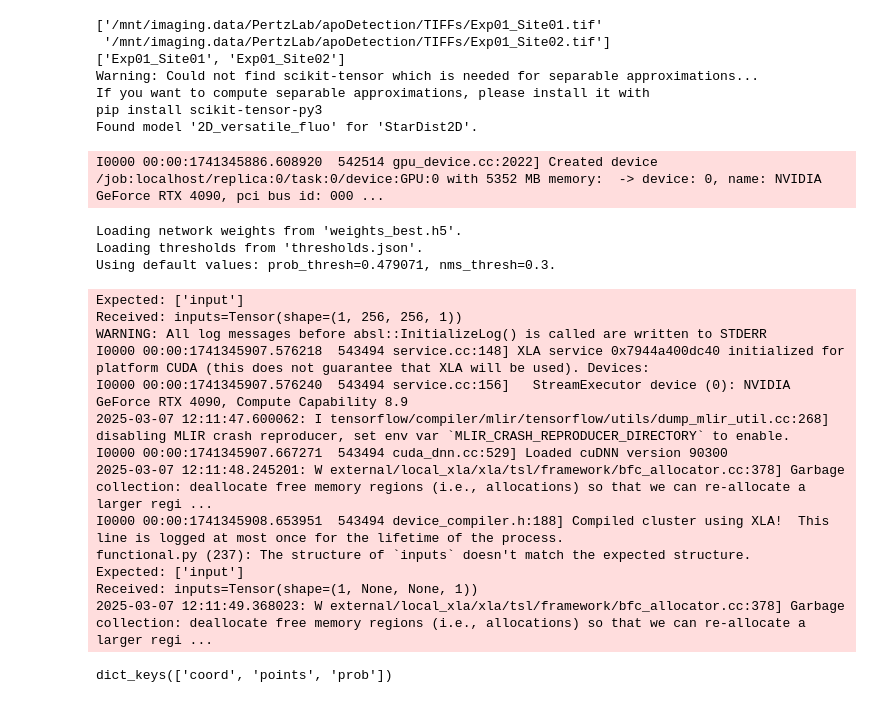
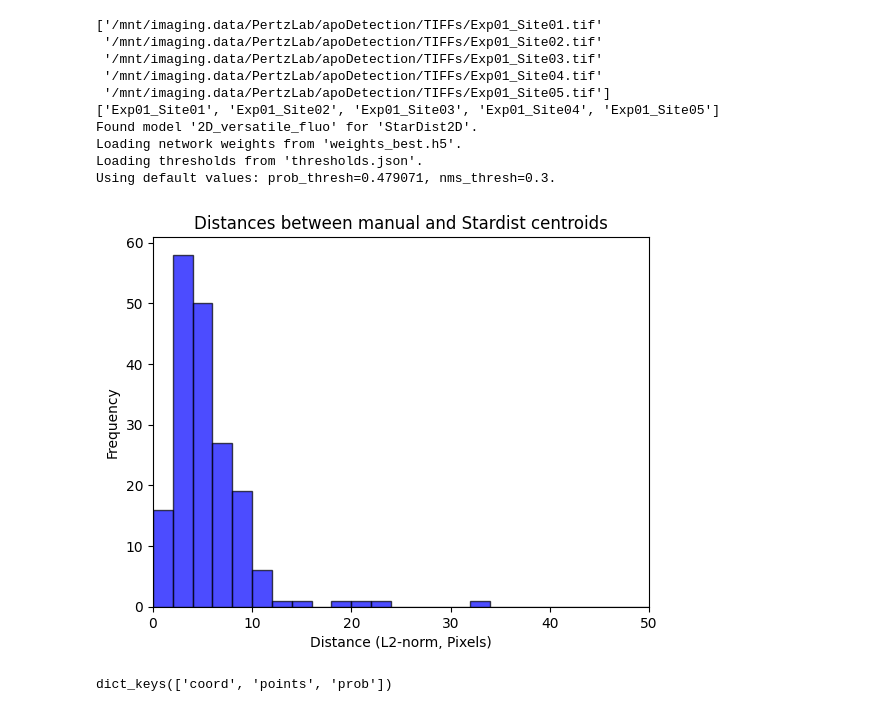
Before and after one commit to nezba00/apoDet, a Jupyter notebook: scripts/crop_cells.ipynb, the cells around one changed output. Cells and saved outputs as stored; diff of their text form; code cells hidden in the pictures.

Commit message:
Improves comments and histogram with distances

```diff
--- a/scripts/crop_cells.ipynb
+++ b/scripts/crop_cells.ipynb
@@ -96,20 +102,19 @@ def get_image_paths(directory):
 #    filemode='a'
 #)
 
+# Collect image paths in IMG_DIR
 image_paths = []
 image_paths = get_image_paths(os.path.join(IMG_DIR))
 
 ### TODO remove :2 here, was only for testing
-image_paths = np.array(image_paths).flatten()[:2]
+image_paths = np.array(image_paths).flatten()[:5]
 filenames = [os.path.splitext(os.path.basename(path))[0] for path in image_paths]
 
-print(image_paths)
-print(filenames)
+#print(image_paths)
+#print(filenames)
 axis_norm = (0,1)
 
-USE_GPU = True
-
-# Set up GT_mask prediction
+# Set up GT_mask prediction with stardist
 if USE_GPU:
     import gputools
     from csbdeep.utils.tf import limit_gpu_memory
@@ -117,10 +122,6 @@ if USE_GPU:
 
 model = StarDist2D.from_pretrained("2D_versatile_fluo")    # Load standard model to create GT
 
-MIN_NUC_SIZE = 200
-MASK_DIR = '../data/apo_masks'
-CSV_DIR = '../data/apo_match_csv'
-DF_DIR = '../data/summary_dfs'
 
 # Create directories for saving if they do not exist
 if not os.path.exists(CSV_DIR):
@@ -130,12 +131,13 @@ if not os.path.exists(MASK_DIR):
 if not os.path.exists(DF_DIR):
             os.makedirs(DF_DIR)
 
+# Initialize list to collect distances between stardist and manual annotations
 dist_paolo_stardist = []
 
 # Loop over all files in target directory
 for path, filename in zip(image_paths, filenames):
     # Load and normalize image stack
-    h2b_imgs = load_image_stack(path)#[:,0,:,:]
+    h2b_imgs = load_image_stack(path) #[::step_size,:,:]
     h2b_imgs_normal = np.asarray([normalize(img,1,99.8,axis=axis_norm) for img in h2b_imgs])
 
     # Predict labels with pretrained stardist model
@@ -147,8 +149,8 @@ for path, filename in zip(image_paths, filenames):
         details.append(det)
     gt = np.asarray(gt)
 
-    # DF with segmentation info (object_id, t, x, y)
-    # Remove small objects
+
+    # Remove small objects and create DF with segmentation info (object_id, t, x, y)
     gt_filtered = np.zeros_like(gt, dtype=np.uint16)
     num_frames = gt.shape[0]
     df_list = []
@@ -158,14 +160,14 @@ for path, filename in zip(image_paths, filenames):
             min_size = MIN_NUC_SIZE
         )
 
-        # Create DF
+        # Create DF after removing small objects
         unique_ids = np.unique(gt_filtered[frame])
         unique_ids = unique_ids[unique_ids > 0]
         x = []
         y = []
         timepoint = np.full_like(unique_ids, frame)
 
-        current_details = details[frame]['points']
+        current_details = details[frame]['points']    # --> centroids
         for obj_id in unique_ids:
             position = current_details[obj_id - 1]    # -1 because obj have 1 indexing, centroids start from 0
             x.append(position[1])
@@ -180,10 +182,11 @@ for path, filename in zip(image_paths, filenames):
         current_df = pd.DataFrame(d)
         df_list.append(current_df)
 
+    # Concatenate DFs for each t so we get one DF per file
     summary_df = pd.concat(df_list, ignore_index = True)
 
 
-    # Read CSV with apoptosis annotations
+    # Read CSV with manual apoptosis annotations
     apo_file = os.path.join(APO_DIR, f'{filename}.csv')
     apo_annotations = pd.read_csv(apo_file, header=None, names=['filename', 'x', 'y', 't'])
 
@@ -212,6 +215,7 @@ for path, filename in zip(image_paths, filenames):
         match_centroid = centroids[corresponding_objects[-1]-1] if corresponding_objects[-1] > 0 else (9999, 9999)
         strdst_x.append(match_centroid[1])
         strdst_y.append(match_centroid[0])
+        # Euclidean distance, used for plotting and validation
         distance_to_paolo = np.sqrt(((match_centroid[1]- row['x'])**2 + (match_centroid[0] - row['y'])**2))
         dist_paolo_stardist.append(distance_to_paolo)
 
@@ -220,7 +224,7 @@ for path, filename in zip(image_paths, filenames):
     apo_annotations['strdst_x'] = strdst_x
     apo_annotations['strdst_y'] = strdst_y
 
-    # Save again as CSV
+    # Save again as CSV with added stardist centroids
     apo_annotations.to_csv(os.path.join(CSV_DIR, f'{filename}.csv'), index=False)
 
     # Save summary df as CSV
@@ -233,40 +237,30 @@ for path, filename in zip(image_paths, filenames):
         np.savez_compressed(mask_path, gt=gt_filtered)
 # %% [output]
 ['/mnt/imaging.data/PertzLab/apoDetection/TIFFs/Exp01_Site01.tif'
- '/mnt/imaging.data/PertzLab/apoDetection/TIFFs/Exp01_Site02.tif']
-['Exp01_Site01', 'Exp01_Site02']
-Warning: Could not find scikit-tensor which is needed for separable approximations...
-If you want to compute separable approximations, please install it with
-pip install scikit-tensor-py3
+ '/mnt/imaging.data/PertzLab/apoDetection/TIFFs/Exp01_Site02.tif'
+ '/mnt/imaging.data/PertzLab/apoDetection/TIFFs/Exp01_Site03.tif'
+ '/mnt/imaging.data/PertzLab/apoDetection/TIFFs/Exp01_Site04.tif'
+ '/mnt/imaging.data/PertzLab/apoDetection/TIFFs/Exp01_Site05.tif']
+['Exp01_Site01', 'Exp01_Site02', 'Exp01_Site03', 'Exp01_Site04', 'Exp01_Site05']
 Found model '2D_versatile_fluo' for 'StarDist2D'.
+Loading network weights from 'weights_best.h5'.
+Loading thresholds from 'thresholds.json'.
+Using default values: prob_thresh=0.479071, nms_thresh=0.3.
-I0000 00:00:1741345886.608920  542514 gpu_device.cc:2022] Created device /job:localhost/replica:0/task:0/device:GPU:0 with 5352 MB memory:  -> device: 0, name: NVIDIA GeForce RTX 4090, pci bus id: 000 ...
-Loading network weights from 'weights_best.h5'.
-Loading thresholds from 'thresholds.json'.
-Using default values: prob_thresh=0.479071, nms_thresh=0.3.
-Expected: ['input']
-Received: inputs=Tensor(shape=(1, 256, 256, 1))
-WARNING: All log messages before absl::InitializeLog() is called are written to STDERR
-I0000 00:00:1741345907.576218  543494 service.cc:148] XLA service 0x7944a400dc40 initialized for platform CUDA (this does not guarantee that XLA will be used). Devices:
-I0000 00:00:1741345907.576240  543494 service.cc:156]   StreamExecutor device (0): NVIDIA GeForce RTX 4090, Compute Capability 8.9
-2025-03-07 12:11:47.600062: I tensorflow/compiler/mlir/tensorflow/utils/dump_mlir_util.cc:268] disabling MLIR crash reproducer, set env var `MLIR_CRASH_REPRODUCER_DIRECTORY` to enable.
-I0000 00:00:1741345907.667271  543494 cuda_dnn.cc:529] Loaded cuDNN version 90300
-2025-03-07 12:11:48.245201: W external/local_xla/xla/tsl/framework/bfc_allocator.cc:378] Garbage collection: deallocate free memory regions (i.e., allocations) so that we can re-allocate a larger regi ...
-I0000 00:00:1741345908.653951  543494 device_compiler.h:188] Compiled cluster using XLA!  This line is logged at most once for the lifetime of the process.
-functional.py (237): The structure of `inputs` doesn't match the expected structure.
-Expected: ['input']
-Received: inputs=Tensor(shape=(1, None, None, 1))
-2025-03-07 12:11:49.368023: W external/local_xla/xla/tsl/framework/bfc_allocator.cc:378] Garbage collection: deallocate free memory regions (i.e., allocations) so that we can re-allocate a larger regi ...
 # %%
 # Create histogram
-plt.hist(dist_paolo_Stardist, bins=10, color='blue', edgecolor='black', alpha=0.7)
+plt.hist(dist_paolo_stardist, bins=25, range=(0, 50), color='blue', edgecolor='black', alpha=0.7)
+plt.xlim(0, 50)
+
 
 # Labels and title
-plt.xlabel('Distance')
+plt.xlabel('Distance (L2-norm, Pixels)')
 plt.ylabel('Frequency')
-plt.title('Histogram of dist_paolo_Stardist')
+plt.title('Distances between manual and Stardist centroids')
 
 # Show plot
 plt.show()
+# %% [output]
+[figure, added]
 # %%
 print(details[1].keys())
 # %% [output]
```
Also changed, not shown: parts of 3 cells of this notebook.
